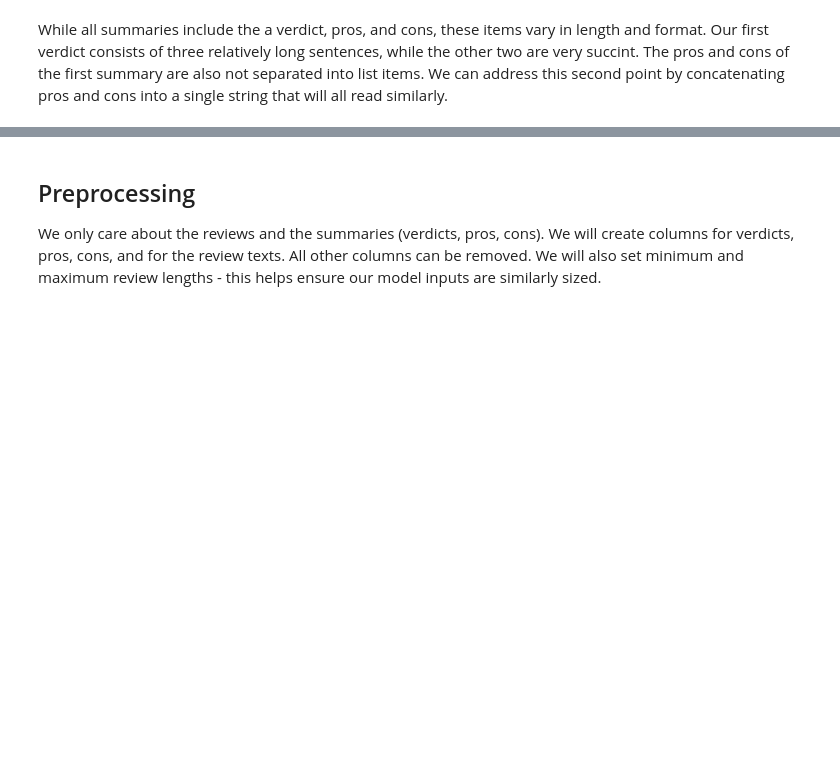
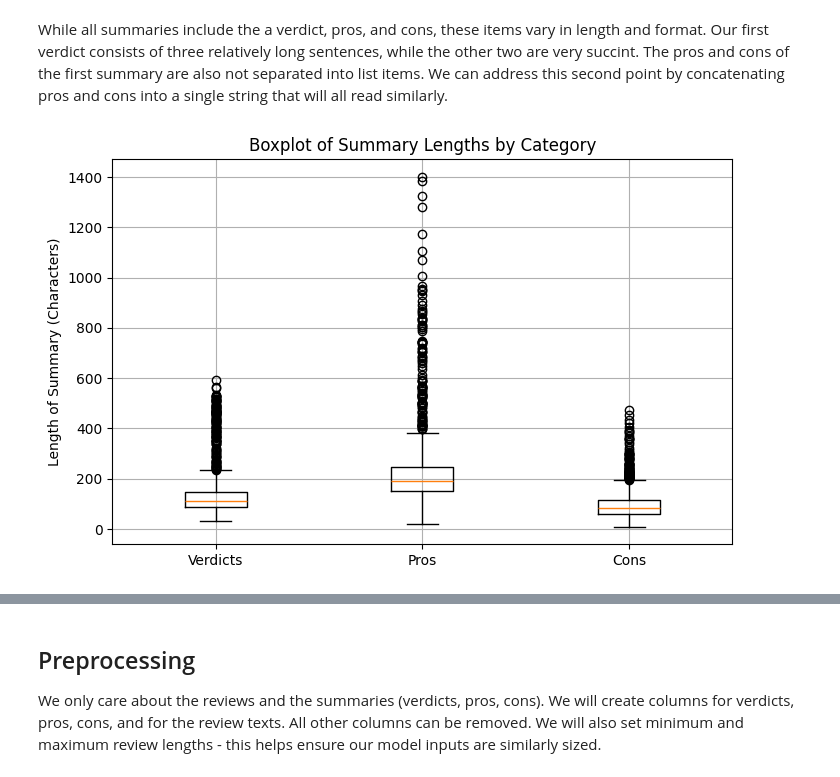
Before and after one commit to j-s-russell/amazon-review-summarization, a Jupyter notebook: 02_EDA.ipynb, the cells around one changed output, grey strips where cells are left out. Saved outputs shown, nothing was run; the diff lists cells and outputs as text; code cells hidden in the pictures; blank space fills up the shorter version.

```diff
--- a/02_EDA.ipynb
+++ b/02_EDA.ipynb
@@ -163,3 +178,26 @@ Cons:
 ----------------------------------------------------------------------------------------------------
 # %% [markdown]
 While all summaries include the a verdict, pros, and cons, these items vary in length and format. Our first verdict consists of three relatively long sentences, while the other two are very succint. The pros and cons of the first summary are also not separated into list items. We can address this second point by concatenating pros and cons into a single string that will all read similarly.
+# %%
+# Box plot of lengths of verdicts, pros, and cons
+
+verdict_list = train_df['website_summaries'].apply(lambda x: x[0]['verdict']).tolist()
+verdict_lengths = [len(verdict) for verdict in verdict_list]
+
+pros_list = train_df['website_summaries'].apply(lambda x: x[0]['pros']).tolist()
+pros_lengths = [len(" ".join(pro_summary)) for pro_summary in pros_list]
+
+cons_list = train_df['website_summaries'].apply(lambda x: x[0]['cons']).tolist()
+cons_lengths = [len(" ".join(con_summary)) for con_summary in cons_list]
+
+data = [verdict_lengths, pros_lengths, cons_lengths]
+labels = ['Verdicts', 'Pros', 'Cons']
+
+plt.figure(figsize=(8, 5))
+plt.boxplot(data, tick_labels=labels)
+plt.ylabel('Length of Summary (Characters)')
+plt.title('Boxplot of Summary Lengths by Category')
+plt.grid(True)
+plt.show()
+# %% [output]
+[figure, added]
```
Also changed, not shown: parts of 17 cells of this notebook, 5 other files.
